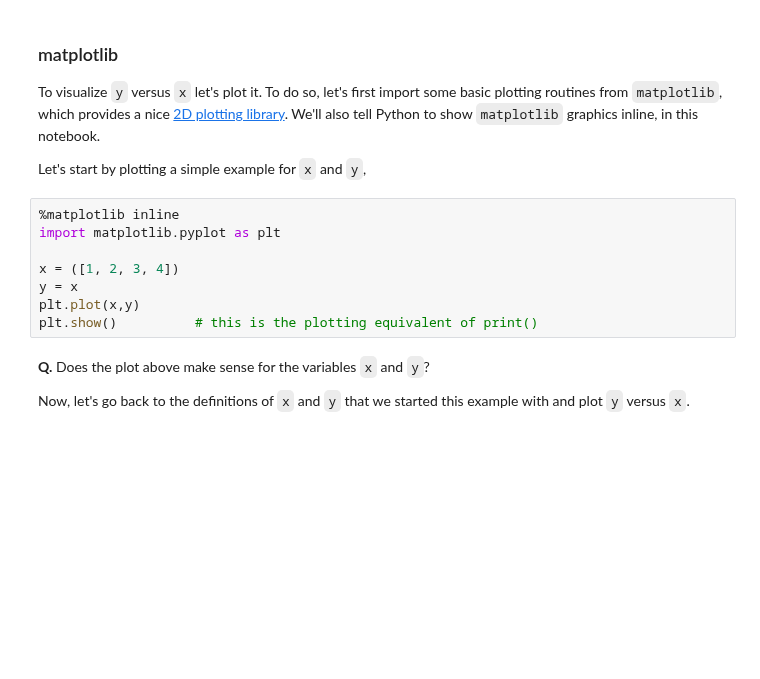
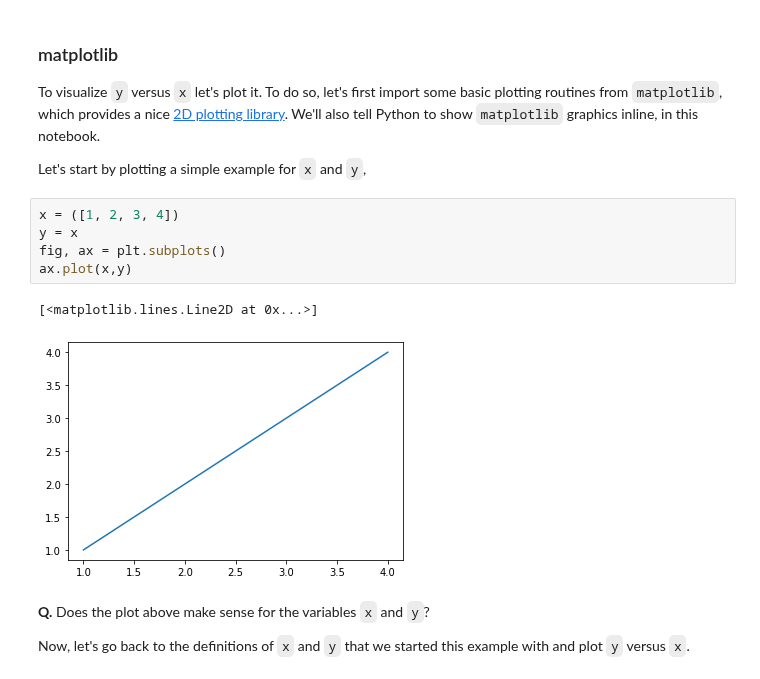
Before and after one commit to jaib1/Case-Studies-Python, a Jupyter notebook: content/01/introduction-to-python.ipynb, the cells around one changed output. Saved outputs shown, nothing was run; the diff lists cells and outputs as text; blank space fills up the shorter version.

```diff
--- a/content/01/introduction-to-python.ipynb
+++ b/content/01/introduction-to-python.ipynb
@@ -492,13 +593,13 @@ To visualize `y` versus `x` let's plot it. To do so, let's first import some bas
 
 Let's start by plotting a simple example for `x` and `y`,
 # %%
-%matplotlib inline
-import matplotlib.pyplot as plt
-
 x = ([1, 2, 3, 4])
 y = x
-plt.plot(x,y)
-plt.show()          # this is the plotting equivalent of print()
+fig, ax = plt.subplots()
+ax.plot(x,y)
+# %% [output]
+[<matplotlib.lines.Line2D at 0x...>]
+[figure, added]
 # %% [markdown]
 <div class="question">
 
```
Also changed, not shown: parts of 48 cells of this notebook.
